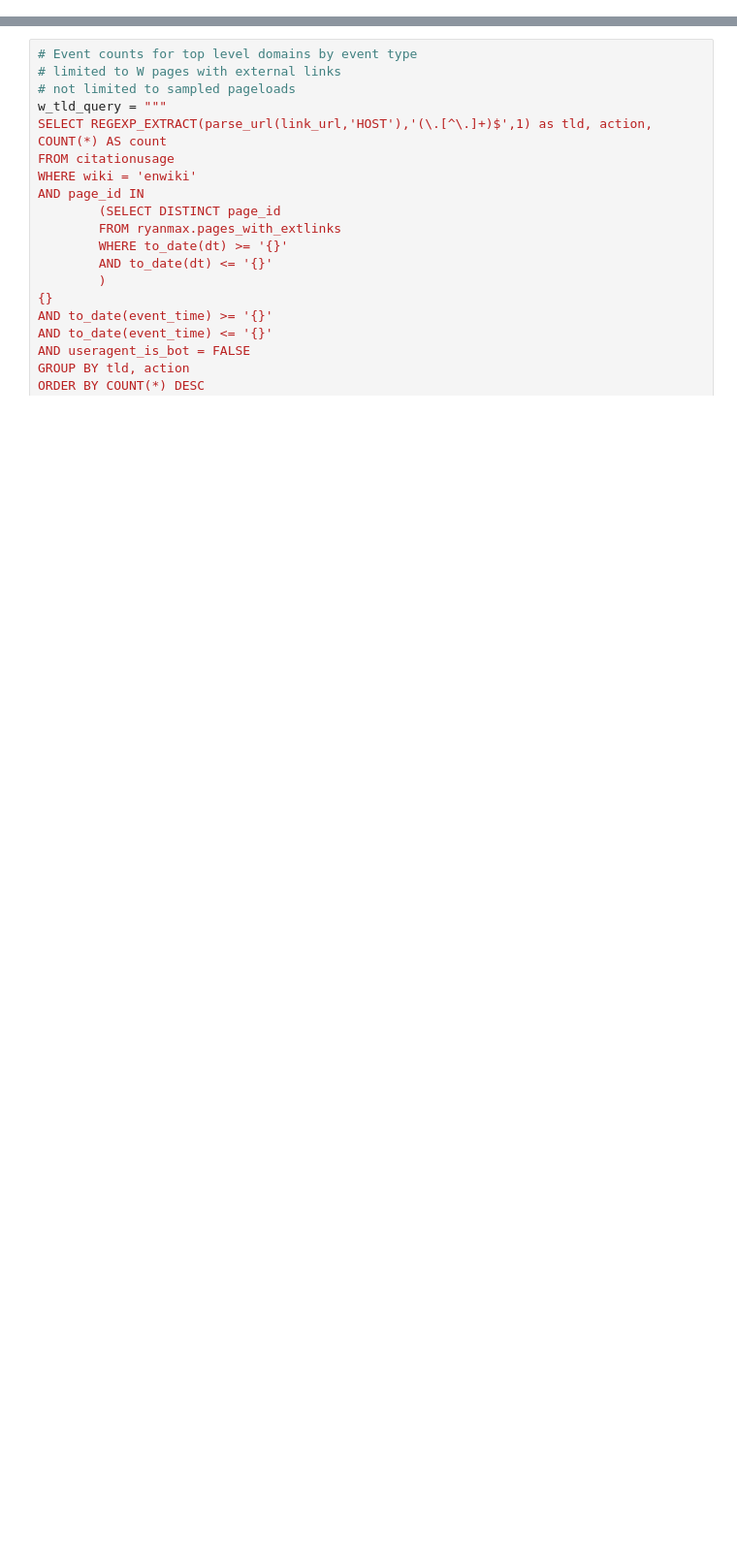
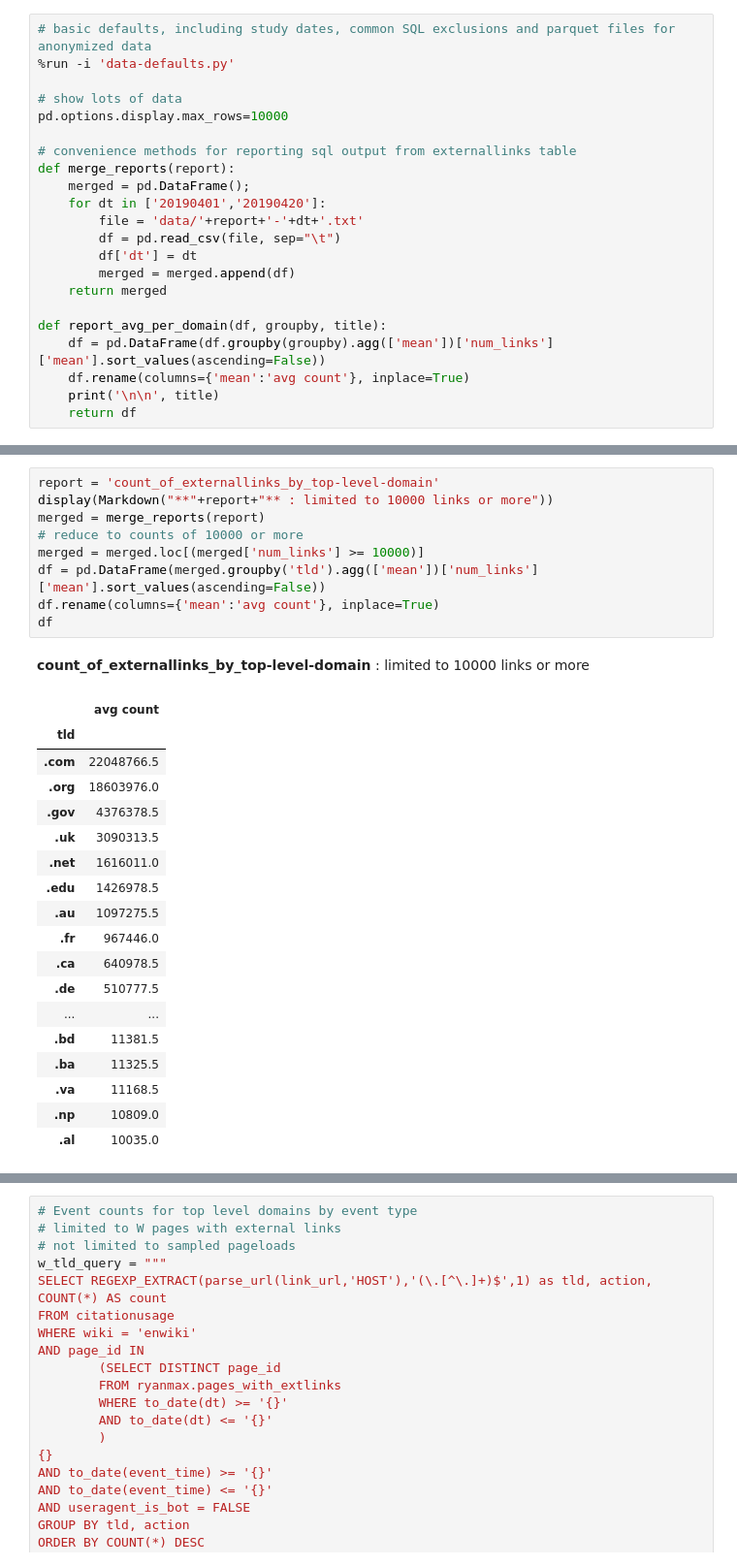
Before and after one commit to elifesciences-publications/wiki-citation-usage, a Jupyter notebook: top-level-domains.ipynb, the cells around one changed output, grey strips where cells are left out. Shown at 97% size. Drawn from its saved outputs; the diff is of its cells as text; blank space fills up the shorter version.

Commit message:
add link counts for top level domains and .gov detail

```diff
--- a/top-level-domains.ipynb
+++ b/top-level-domains.ipynb
@@ -8,0 +3,22 @@ pd.options.display.max_rows=10000
+# %%
+# basic defaults, including study dates, common SQL exclusions and parquet files for anonymized data
+%run -i 'data-defaults.py'
+
+# show lots of data
+pd.options.display.max_rows=10000
+
+# convenience methods for reporting sql output from externallinks table
+def merge_reports(report):
+    merged = pd.DataFrame();
+    for dt in ['20190401','20190420']:
+        file = 'data/'+report+'-'+dt+'.txt'
+        df = pd.read_csv(file, sep="\t")
+        df['dt'] = dt
+        merged = merged.append(df)
+    return merged
+
+def report_avg_per_domain(df, groupby, title):
+    df = pd.DataFrame(df.groupby(groupby).agg(['mean'])['num_links']['mean'].sort_values(ascending=False))
+    df.rename(columns={'mean':'avg count'}, inplace=True)
+    print('\n\n', title)
+    return df
@@ -8,0 +28,29 @@ pd.options.display.max_rows=10000
+# %%
+report = 'count_of_externallinks_by_top-level-domain'
+display(Markdown("**"+report+"** : limited to 10000 links or more"))
+merged = merge_reports(report)
+# reduce to counts of 10000 or more
+merged = merged.loc[(merged['num_links'] >= 10000)]
+df = pd.DataFrame(merged.groupby('tld').agg(['mean'])['num_links']['mean'].sort_values(ascending=False))
+df.rename(columns={'mean':'avg count'}, inplace=True)
+df
+# %% [output]
+**count_of_externallinks_by_top-level-domain** : limited to 10000 links or more
+|  | avg count |
+| tld |  |
+| .com | 22048766.5 |
+| .org | 18603976.0 |
+| .gov | 4376378.5 |
+| .uk | 3090313.5 |
+| .net | 1616011.0 |
+| .edu | 1426978.5 |
+| .au | 1097275.5 |
+| .fr | 967446.0 |
+| .ca | 640978.5 |
+| .de | 510777.5 |
+| ... | ... |
+| .bd | 11381.5 |
+| .ba | 11325.5 |
+| .va | 11168.5 |
+| .np | 10809.0 |
+| .al | 10035.0 |
```
Also changed, not shown: parts of 11 cells of this notebook.
